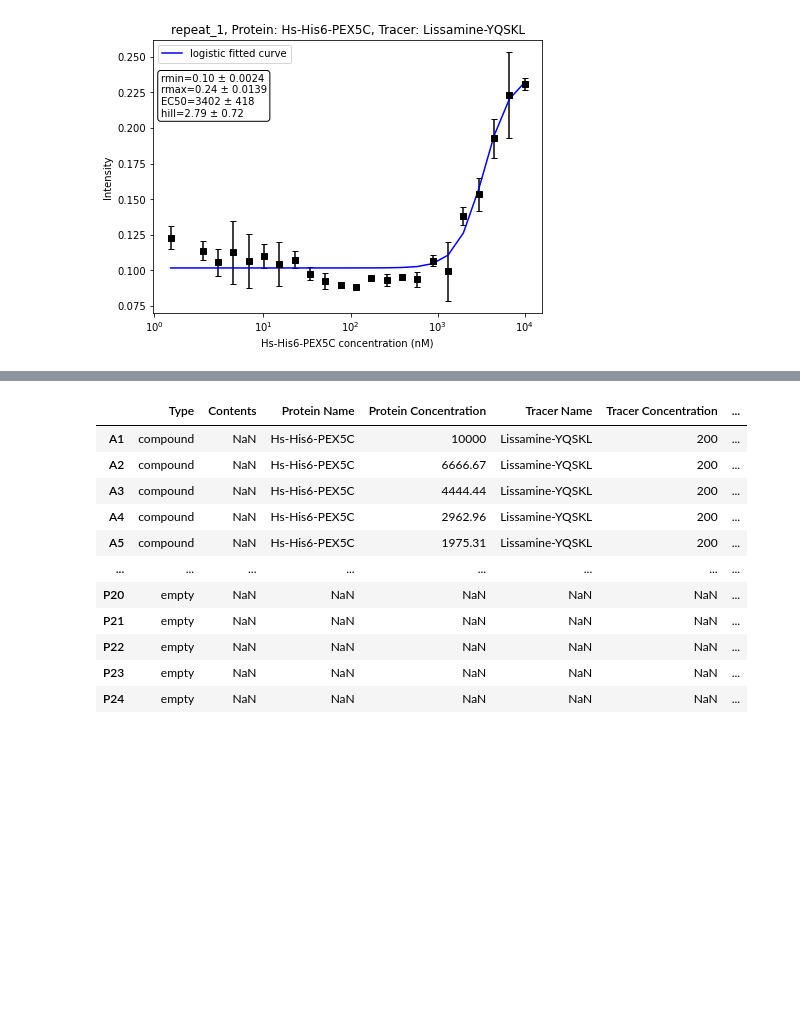
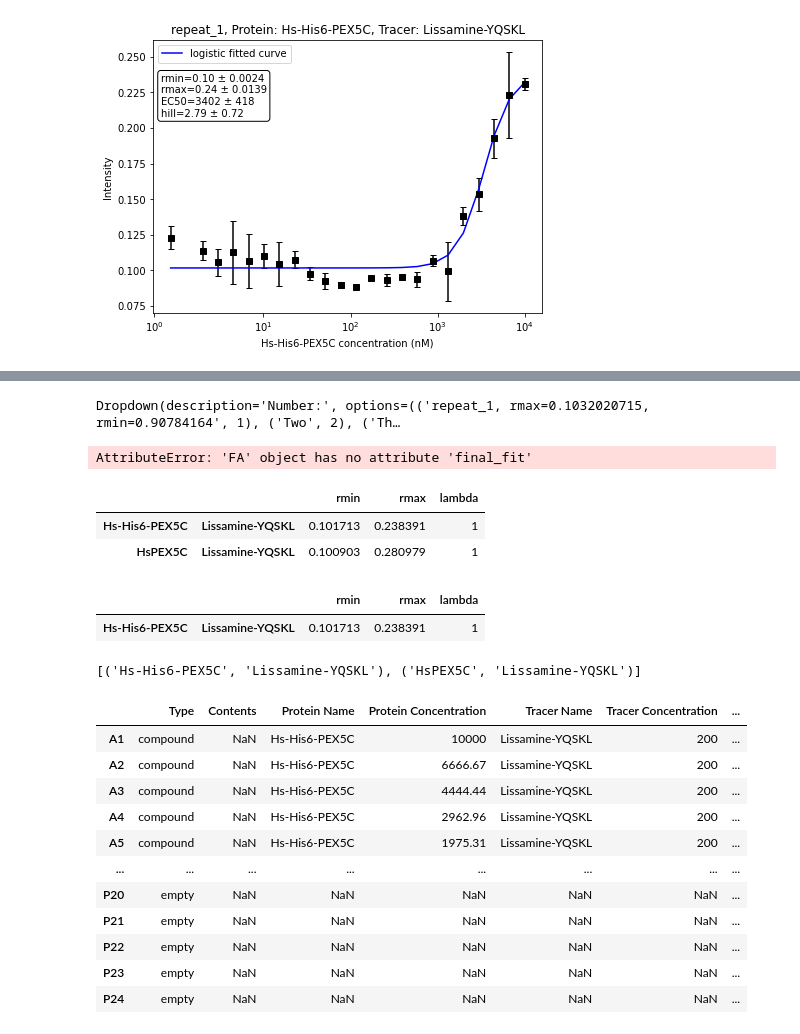
Before and after one commit to mariuszlas/Fluorescence-Anisotropy-Analysis-Development, a Jupyter notebook: fluorescenceanisotropy/fluores_anisotropy.ipynb, the cells around one changed output, grey strips where cells are left out. Cells and saved outputs as stored; diff of their text form; code cells hidden in the pictures; blank space fills up the shorter version.

```diff
--- a/fluorescenceanisotropy/fluores_anisotropy.ipynb
+++ b/fluorescenceanisotropy/fluores_anisotropy.ipynb
@@ -941,0 +1084,4 @@ my_data1.plot_ani_all()
+# %%
+wg.Dropdown(options=[(f'repeat_1, rmax=0.1032020715, rmin=0.90784164', 1), ('Two', 2), ('Three', 3)],value=None,description='Number:',)
+# %% [output]
+Dropdown(description='Number:', options=(('repeat_1, rmax=0.1032020715, rmin=0.90784164', 1), ('Two', 2), ('Th…
@@ -941,0 +1093,4 @@ my_data1.plot_ani_all()
+# %%
+w=my_data1.final_fit
+# %% [output]
+AttributeError: 'FA' object has no attribute 'final_fit'
@@ -941,0 +1110,6 @@ my_data1.plot_ani_all()
+# %%
+my_data1.final_fit
+# %% [output]
+|  |  | rmin | rmax | lambda |
+| Hs-His6-PEX5C | Lissamine-YQSKL | 0.101713 | 0.238391 | 1 |
+| HsPEX5C | Lissamine-YQSKL | 0.100903 | 0.280979 | 1 |
@@ -942,3 +1118,12 @@ my_data1.plot_ani_all()
+# %%
+q.loc[q.index.intersection(ind)]
+# %% [output]
+|  |  | rmin | rmax | lambda |
+| Hs-His6-PEX5C | Lissamine-YQSKL | 0.101713 | 0.238391 | 1 |
+# %%
+print(ind)
+# %% [output]
+[('Hs-His6-PEX5C', 'Lissamine-YQSKL'), ('HsPEX5C', 'Lissamine-YQSKL')]
 # %%
 my_data1.plate_map
 # %% [output]
```
Also changed, not shown: parts of 16 cells of this notebook.
